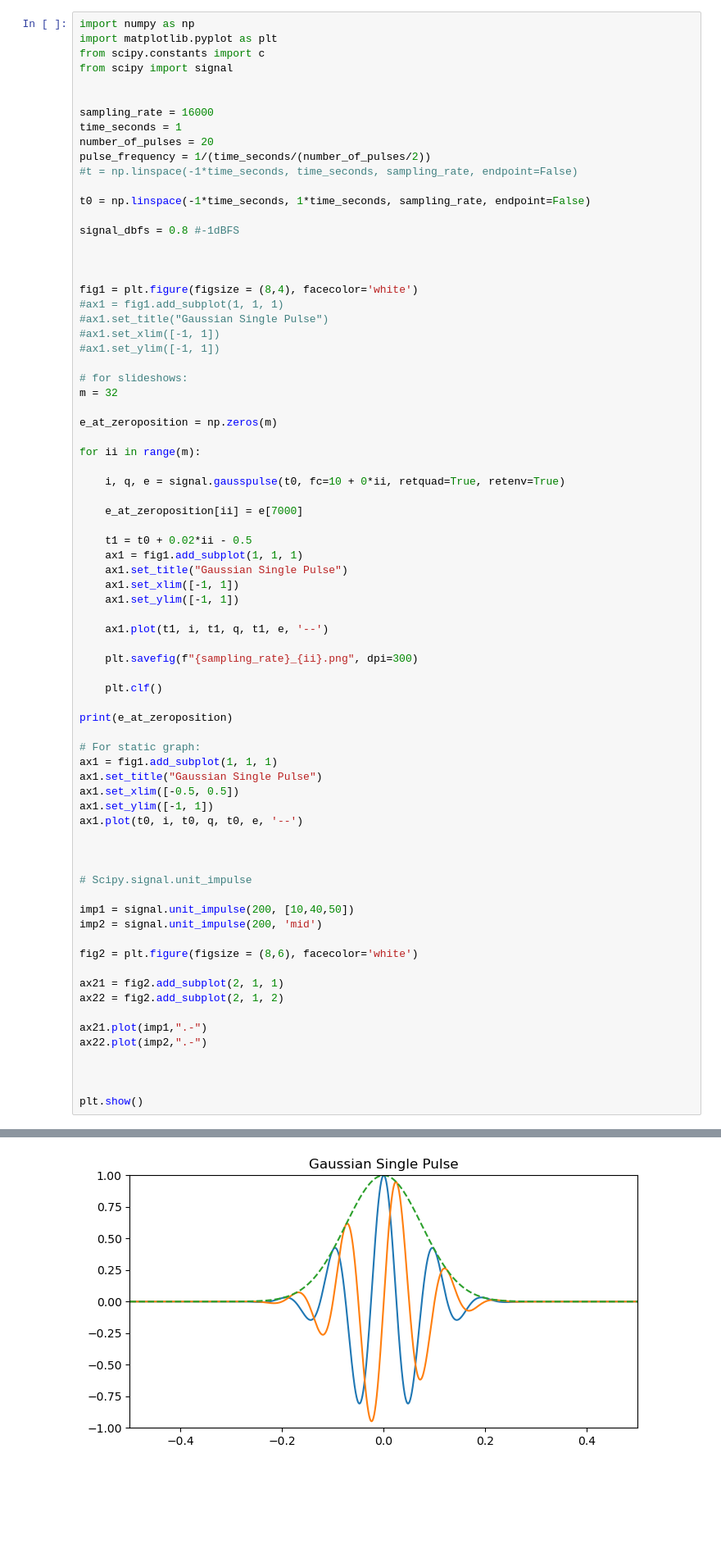
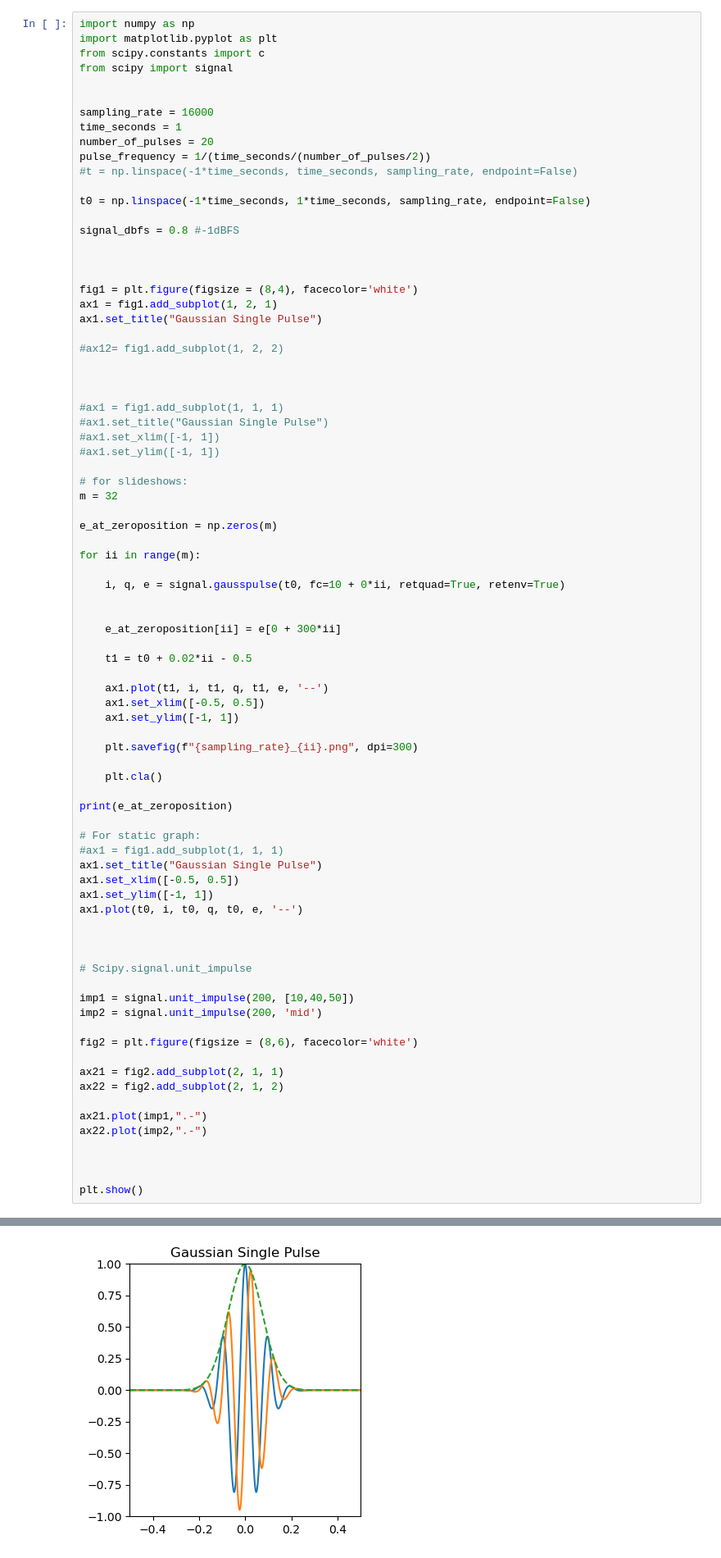
Before and after one commit to tacticstactics/gausspulse, a Jupyter notebook: gausspulse.ipynb, the cells around one changed output, grey strips where cells are left out. Shown: that part at 82% size. Cells and saved outputs as stored; diff of their text form; blank space fills up the shorter version.

```diff
--- a/gausspulse.ipynb
+++ b/gausspulse.ipynb
@@ -18,6 +18,13 @@ signal_dbfs = 0.8 #-1dBFS
 
 
 fig1 = plt.figure(figsize = (8,4), facecolor='white')
+ax1 = fig1.add_subplot(1, 2, 1)
+ax1.set_title("Gaussian Single Pulse")
+
+#ax12= fig1.add_subplot(1, 2, 2)
+
+
+
 #ax1 = fig1.add_subplot(1, 1, 1)
 #ax1.set_title("Gaussian Single Pulse")
 #ax1.set_xlim([-1, 1])
@@ -32,24 +39,23 @@ for ii in range(m):
 
     i, q, e = signal.gausspulse(t0, fc=10 + 0*ii, retquad=True, retenv=True)
 
-    e_at_zeroposition[ii] = e[7000]
+
+    e_at_zeroposition[ii] = e[0 + 300*ii]
 
     t1 = t0 + 0.02*ii - 0.5
-    ax1 = fig1.add_subplot(1, 1, 1)
-    ax1.set_title("Gaussian Single Pulse")
-    ax1.set_xlim([-1, 1])
-    ax1.set_ylim([-1, 1])
 
     ax1.plot(t1, i, t1, q, t1, e, '--')
+    ax1.set_xlim([-0.5, 0.5])
+    ax1.set_ylim([-1, 1])
 
     plt.savefig(f"{sampling_rate}_{ii}.png", dpi=300)
 
-    plt.clf()
+    plt.cla()
 
 print(e_at_zeroposition)
 
 # For static graph:
-ax1 = fig1.add_subplot(1, 1, 1)
+#ax1 = fig1.add_subplot(1, 1, 1)
 ax1.set_title("Gaussian Single Pulse")
 ax1.set_xlim([-0.5, 0.5])
 ax1.set_ylim([-1, 1])
@@ -83,2 +91,2 @@ plt.show()
-[figure, old version]
+[figure, new version]
 [figure]
```
Also changed, not shown: parts of 1 cell of this notebook, 32 other files.
